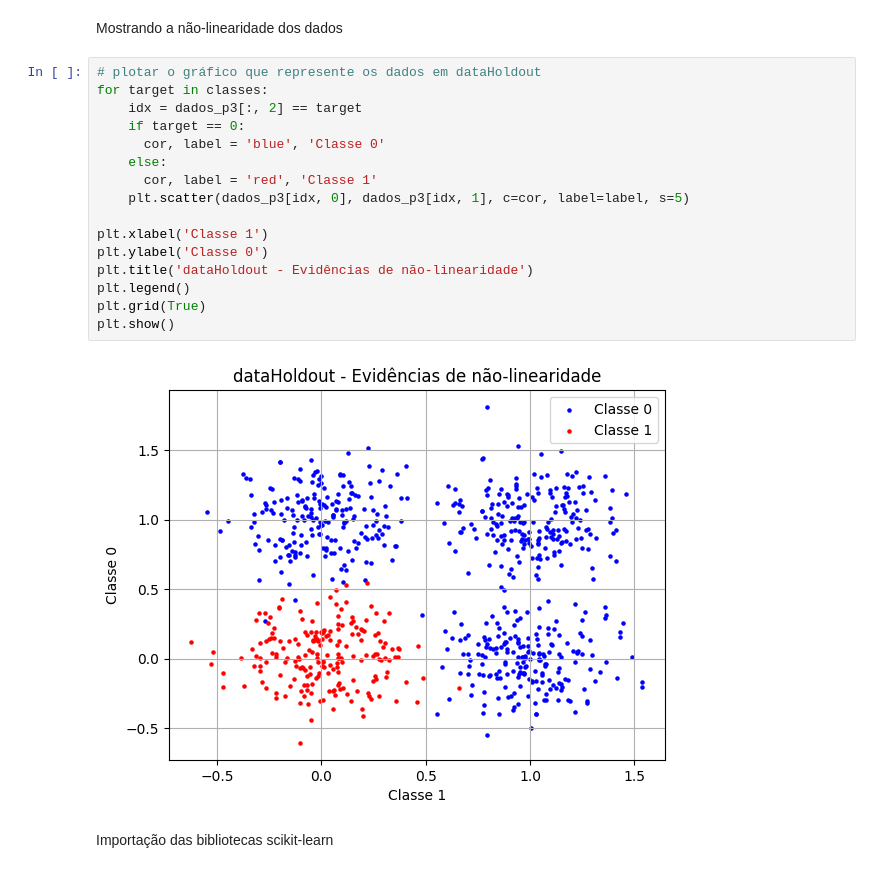
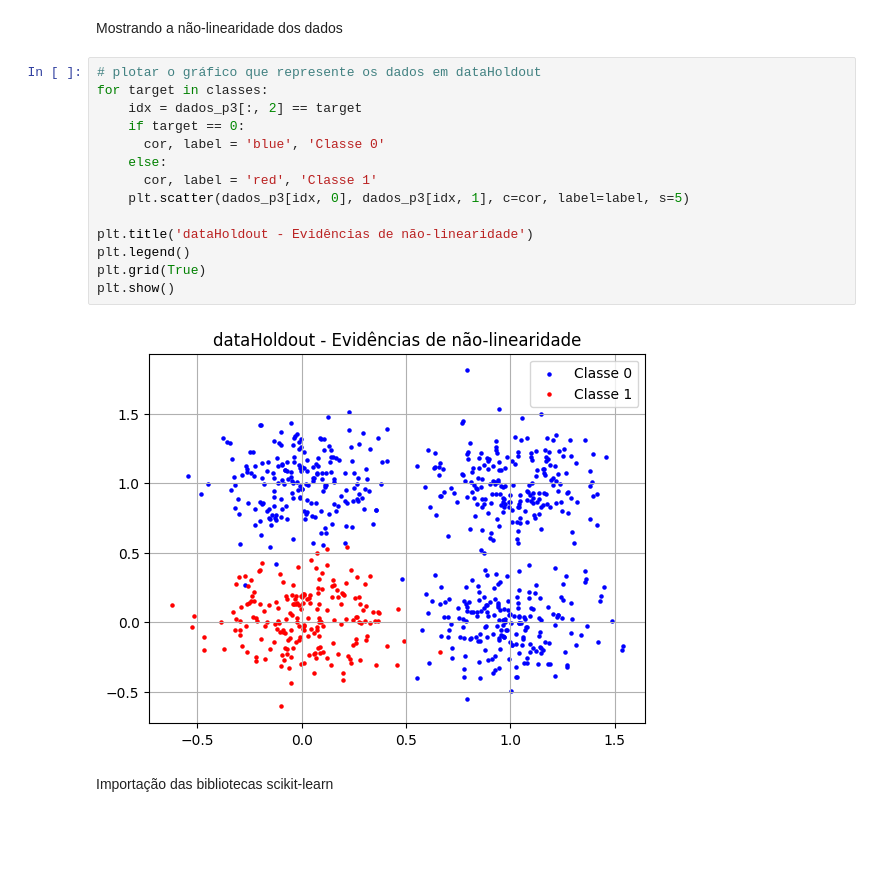
Before and after one commit to PedroYutaroUEA/RNA_PP2.1, a Jupyter notebook: RNA_P21.ipynb, the cells around one changed output. Drawn from its saved outputs; the diff is of its cells as text; blank space fills up the shorter version.

```diff
--- a/RNA_P21.ipynb
+++ b/RNA_P21.ipynb
@@ -333,21 +329,19 @@ Mostrando a não-linearidade dos dados
 # %%
 # plotar o gráfico que represente os dados em dataHoldout
 for target in classes:
     idx = dados_p3[:, 2] == target
     if target == 0:
       cor, label = 'blue', 'Classe 0'
     else:
       cor, label = 'red', 'Classe 1'
     plt.scatter(dados_p3[idx, 0], dados_p3[idx, 1], c=cor, label=label, s=5)
 
-plt.xlabel('Classe 1')
-plt.ylabel('Classe 0')
 plt.title('dataHoldout - Evidências de não-linearidade')
 plt.legend()
 plt.grid(True)
 plt.show()
 # %% [output]
-[figure, old version]
+[figure, new version]
 # %% [markdown]
 Importação das bibliotecas scikit-learn
 # %%
```
Also changed, not shown: parts of 12 cells of this notebook.
